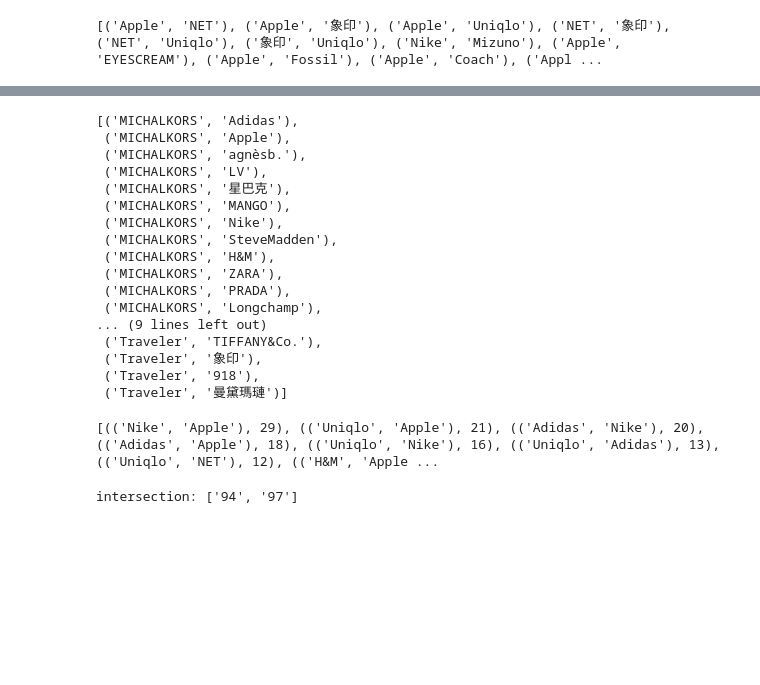
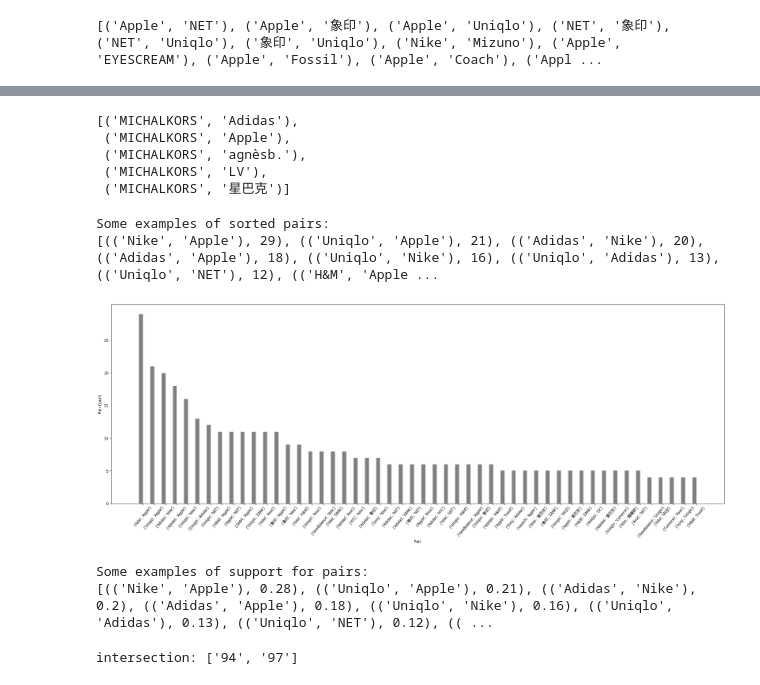
Before and after one commit to ichbinangela/BrandNetwork, a Jupyter notebook: Brand_Network.ipynb, the cells around one changed output, grey strips where cells are left out. Drawn from its saved outputs; the diff is of its cells as text; code cells hidden in the pictures; blank space fills up the shorter version.

```diff
--- a/Brand_Network.ipynb
+++ b/Brand_Network.ipynb
@@ -136,7 +165,6 @@ import networkx as nx
 import matplotlib.font_manager as fm
 %matplotlib inline
 
-WQY = fm.FontProperties(fname = "/usr/share/fonts/truetype/wqy/wqy-microhei.ttc")
 nx.set_fontproperties(WQY)
 
 default_weight = 1
@@ -171,31 +199,51 @@ fig.savefig('brand_nw_nolabel.png', dpi=100)
-# %%
-G.edges()[:25]
-# %% [output]
-[('MICHALKORS', 'Adidas'),
- ('MICHALKORS', 'Apple'),
- ('MICHALKORS', 'agnèsb.'),
- ('MICHALKORS', 'LV'),
- ('MICHALKORS', '星巴克'),
- ('MICHALKORS', 'MANGO'),
- ('MICHALKORS', 'Nike'),
- ('MICHALKORS', 'SteveMadden'),
- ('MICHALKORS', 'H&M'),
- ('MICHALKORS', 'ZARA'),
- ('MICHALKORS', 'PRADA'),
- ('MICHALKORS', 'Longchamp'),
-... (9 lines left out)
- ('Traveler', 'TIFFANY&Co.'),
- ('Traveler', '象印'),
- ('Traveler', '918'),
- ('Traveler', '曼黛瑪璉')]
+# %%
+# print some edges in the network
+G.edges()[:5]
+# %% [output]
+[('MICHALKORS', 'Adidas'),
+ ('MICHALKORS', 'Apple'),
+ ('MICHALKORS', 'agnèsb.'),
+ ('MICHALKORS', 'LV'),
+ ('MICHALKORS', '星巴克')]
 # %%
 import operator
 
 edge_labels = nx.get_edge_attributes(G, 'weight')
 sorted_edge = sorted(edge_labels.items(), key=operator.itemgetter(1), reverse = True)
+
+print('Some examples of sorted pairs:')
 print(sorted_edge[:10])
 # %% [output]
+Some examples of sorted pairs:
 [(('Nike', 'Apple'), 29), (('Uniqlo', 'Apple'), 21), (('Adidas', 'Nike'), 20), (('Adidas', 'Apple'), 18), (('Uniqlo', 'Nike'), 16), (('Uniqlo', 'Adidas'), 13), (('Uniqlo', 'NET'), 12), (('H&M', 'Apple ...
+# %%
+# pair frequency
+npair = 50 # Show the top npair in the graph
+pair_count = []
+pair_label = []
+for item in sorted_edge[:npair]:
+        pair_count.append(item[1])
+        pair_label.append(item[0])
+ind = np.arange(npair)    # the x locations for the groups
+width = 0.35       # the width of the bars: can also be len(x) sequence
+plt.figure(figsize = (30,10))
+plt.bar(ind, pair_count, width, color="gray")
+plt.xticks(ind + width, pair_label, rotation = 50, fontproperties = WQY)
+plt.yticks(np.arange(0, 30, 5))
+plt.xlabel("Pair")
+plt.ylabel("Pair Count")
+plt.savefig('pair_count.png', dpi=100)
+plt.show()
+# %% [output]
+[figure, added]
+# %%
+# support for pairs
+supp_pairt = [(pair[0], support(pair[1])) for pair in sorted_edge]
+print('Some examples of support for pairs:')
+print(supp_pairt[:10])
+# %% [output]
+Some examples of support for pairs:
+[(('Nike', 'Apple'), 0.28), (('Uniqlo', 'Apple'), 0.21), (('Adidas', 'Nike'), 0.2), (('Adidas', 'Apple'), 0.18), (('Uniqlo', 'Nike'), 0.16), (('Uniqlo', 'Adidas'), 0.13), (('Uniqlo', 'NET'), 0.12), (( ...
 # %%
 a = G['Apple']['Adidas']['id'].split(", ")
 b = G['Nike']['H&M']['id'].split(", ")
```
Also changed, not shown: parts of 10 cells of this notebook, 3 other files.
